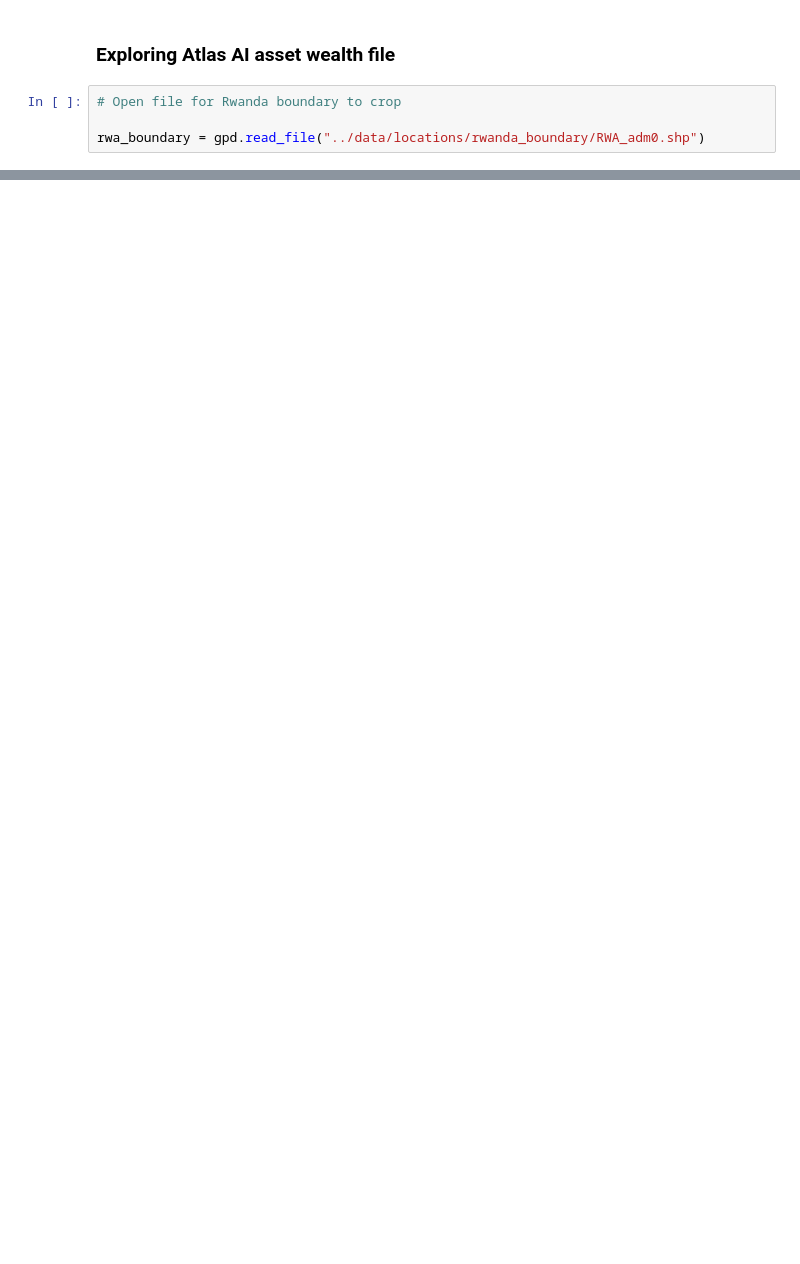
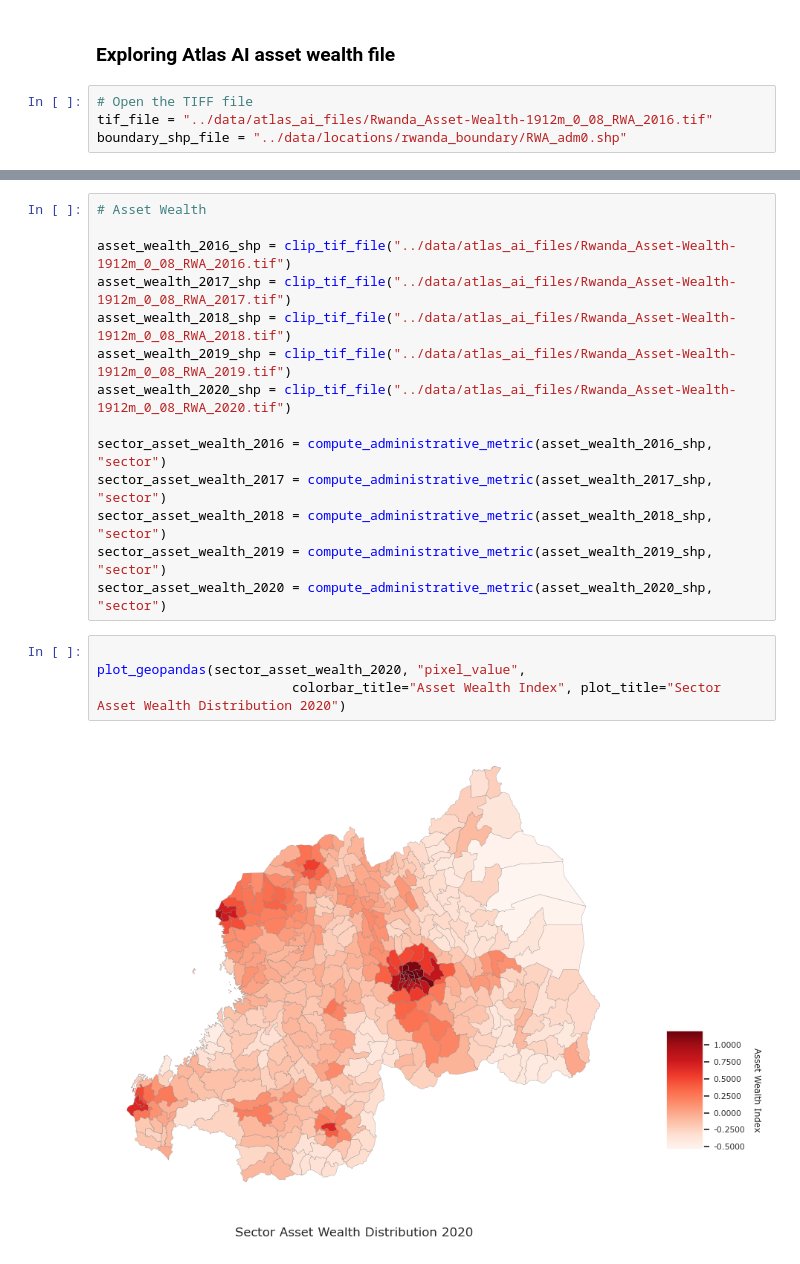
Before and after one commit to ekohgenius/phd_research_rwanda_analysis, a Jupyter notebook: data_exploration.ipynb, the cells around one changed output, grey strips where cells are left out. Cells and saved outputs as stored; diff of their text form; blank space fills up the shorter version.

```diff
--- a/data_exploration.ipynb
+++ b/data_exploration.ipynb
@@ -9,6 +12,6 @@ import matplotlib.pyplot as plt
 # %% [markdown]
 ### Exploring Atlas AI asset wealth file
 # %%
-# Open file for Rwanda boundary to crop
-
-rwa_boundary = gpd.read_file("../data/locations/rwanda_boundary/RWA_adm0.shp")
+# Open the TIFF file
+tif_file = "../data/atlas_ai_files/Rwanda_Asset-Wealth-1912m_0_08_RWA_2016.tif"
+boundary_shp_file = "../data/locations/rwanda_boundary/RWA_adm0.shp"
@@ -146,0 +194,20 @@ gdf_clipped.head()
+# %%
+# Asset Wealth
+
+asset_wealth_2016_shp = clip_tif_file("../data/atlas_ai_files/Rwanda_Asset-Wealth-1912m_0_08_RWA_2016.tif")
+asset_wealth_2017_shp = clip_tif_file("../data/atlas_ai_files/Rwanda_Asset-Wealth-1912m_0_08_RWA_2017.tif")
+asset_wealth_2018_shp = clip_tif_file("../data/atlas_ai_files/Rwanda_Asset-Wealth-1912m_0_08_RWA_2018.tif")
+asset_wealth_2019_shp = clip_tif_file("../data/atlas_ai_files/Rwanda_Asset-Wealth-1912m_0_08_RWA_2019.tif")
+asset_wealth_2020_shp = clip_tif_file("../data/atlas_ai_files/Rwanda_Asset-Wealth-1912m_0_08_RWA_2020.tif")
+
+sector_asset_wealth_2016 = compute_administrative_metric(asset_wealth_2016_shp, "sector")
+sector_asset_wealth_2017 = compute_administrative_metric(asset_wealth_2017_shp, "sector")
+sector_asset_wealth_2018 = compute_administrative_metric(asset_wealth_2018_shp, "sector")
+sector_asset_wealth_2019 = compute_administrative_metric(asset_wealth_2019_shp, "sector")
+sector_asset_wealth_2020 = compute_administrative_metric(asset_wealth_2020_shp, "sector")
+# %%
+
+plot_geopandas(sector_asset_wealth_2020, "pixel_value",
+                         colorbar_title="Asset Wealth Index", plot_title="Sector Asset Wealth Distribution 2020")
+# %% [output]
+[figure, added]
```
Also changed, not shown: parts of 14 cells of this notebook, 6 other files.
